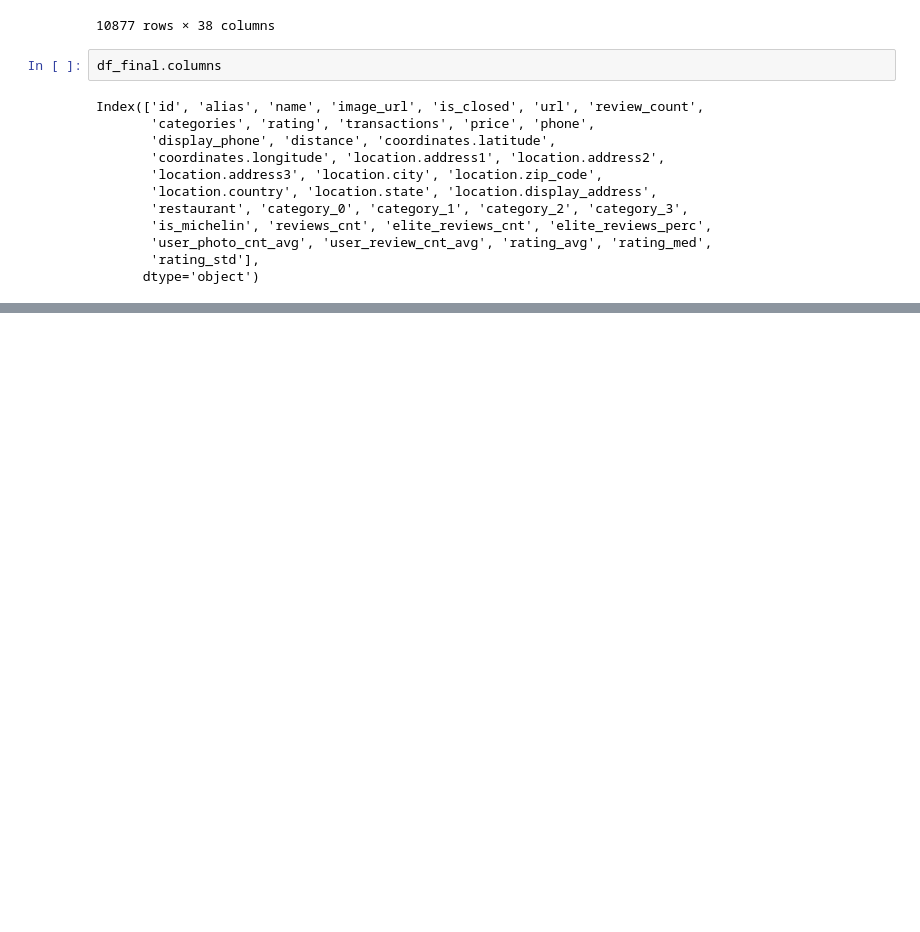
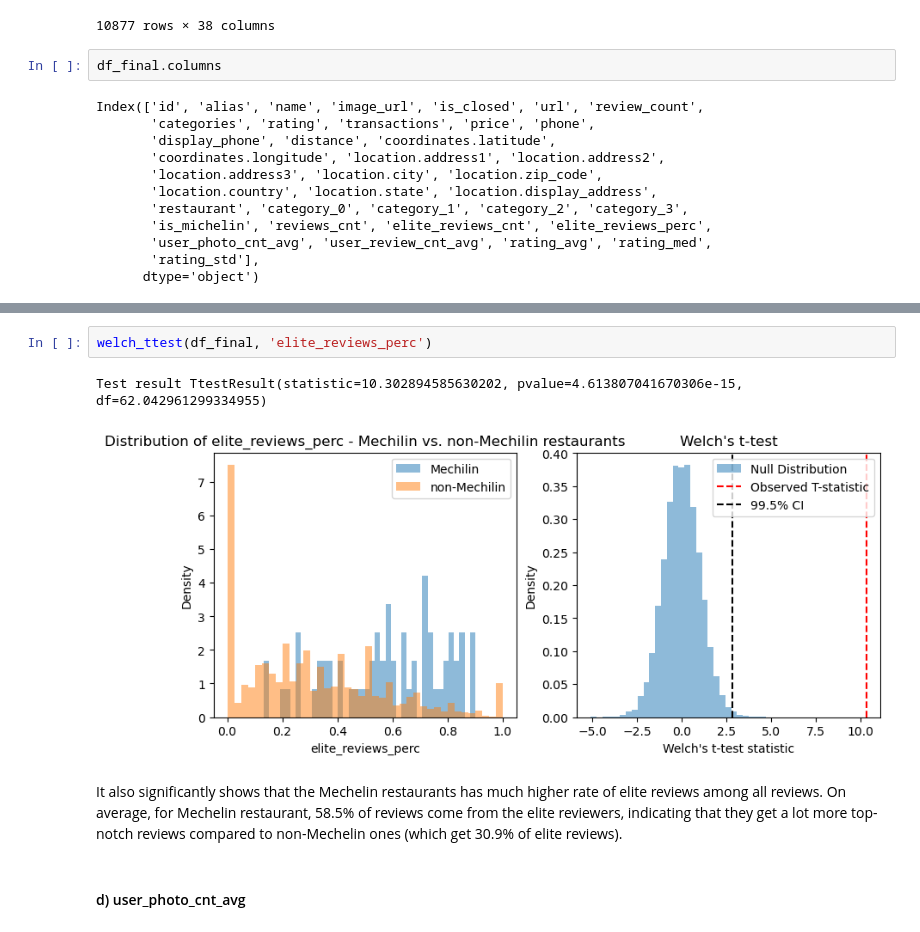
Before and after one commit to mabdullah-nyu/DSGA-1007-Project, a Jupyter notebook: data cleaning&EDA.ipynb, the cells around one changed output, grey strips where cells are left out. Saved outputs shown, nothing was run; the diff lists cells and outputs as text; blank space fills up the shorter version.

```diff
--- a/data cleaning&EDA.ipynb
+++ b/data cleaning&EDA.ipynb
@@ -223,0 +286,9 @@ nyc_map
+# %%
+welch_ttest(df_final, 'elite_reviews_perc')
+# %% [output]
+Test result TtestResult(statistic=10.302894585630202, pvalue=4.613807041670306e-15, df=62.042961299334955)
+[figure, added]
+# %% [markdown]
+It also significantly shows that the Mechelin restaurants has much higher rate of elite reviews among all reviews. On average, for Mechelin restaurant, 58.5% of reviews come from the elite reviewers, indicating that they get a lot more top-notch reviews compared to non-Mechelin ones (which get 30.9% of elite reviews).
+# %% [markdown]
+#### d) user_photo_cnt_avg
```
Also changed, not shown: parts of 51 cells of this notebook.
